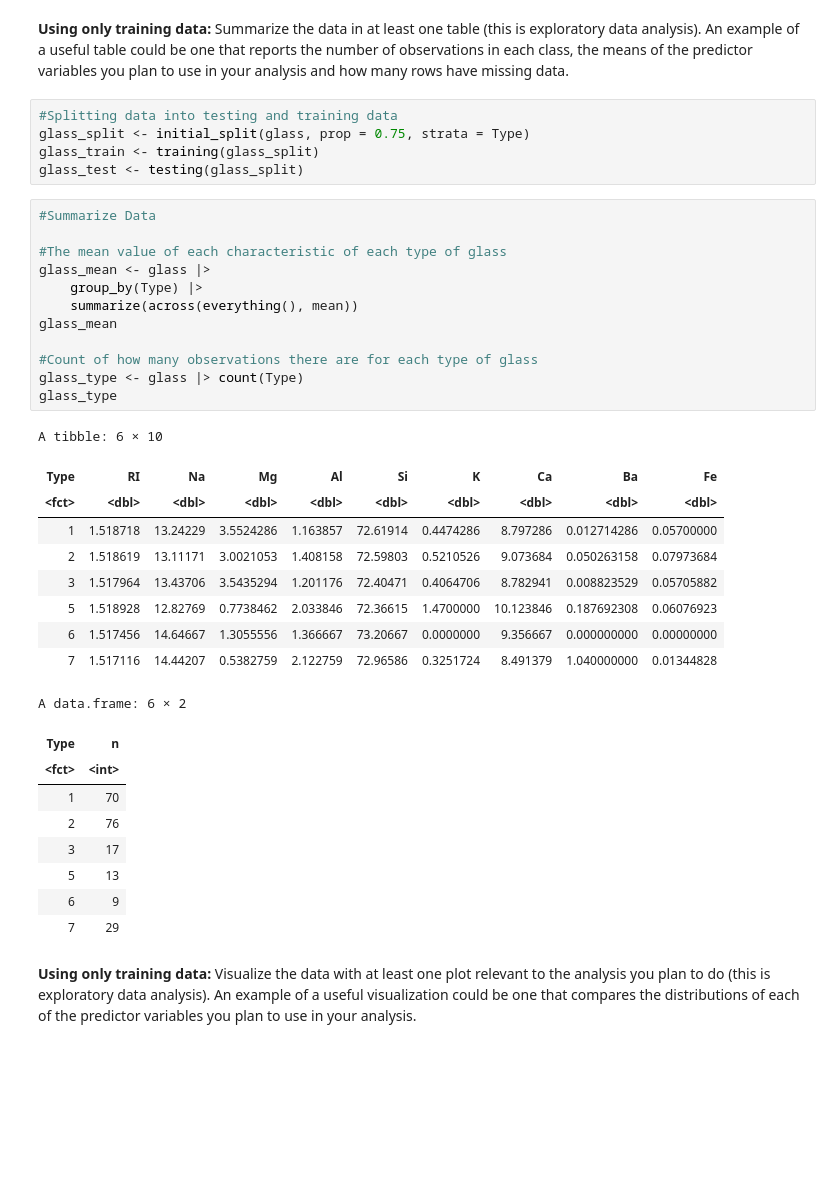
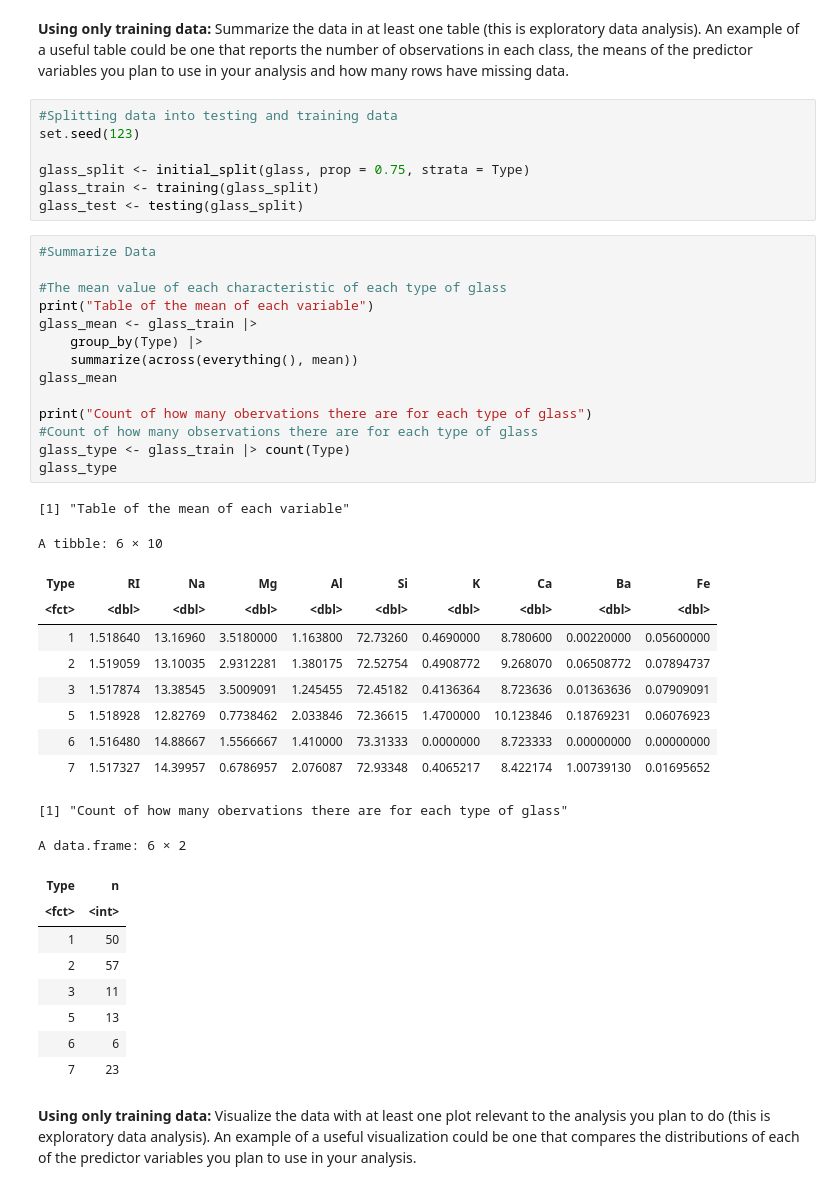
Before and after one commit to nlmanama/DSCI100-GroupProject, a Jupyter notebook: proposal.ipynb, the cells around one changed output. Saved outputs shown, nothing was run; the diff lists cells and outputs as text; blank space fills up the shorter version.

Commit message:
add set.seed and changed to glass_train

```diff
--- a/proposal.ipynb
+++ b/proposal.ipynb
@@ -79,40 +79,46 @@ A data.frame: 214 × 10
 Summarize the data in at least one table (this is exploratory data analysis). An example of a useful table could be one that reports the number of observations in each class, the means of the predictor variables you plan to use in your analysis and how many rows have missing data.
 # %%
 #Splitting data into testing and training data
+set.seed(123)
+
 glass_split <- initial_split(glass, prop = 0.75, strata = Type)
 glass_train <- training(glass_split)
 glass_test <- testing(glass_split)
 # %%
 #Summarize Data
 
 #The mean value of each characteristic of each type of glass
-glass_mean <- glass |>
+print("Table of the mean of each variable")
+glass_mean <- glass_train |>
     group_by(Type) |>
     summarize(across(everything(), mean))
 glass_mean
 
+print("Count of how many obervations there are for each type of glass")
 #Count of how many observations there are for each type of glass
-glass_type <- glass |> count(Type)
+glass_type <- glass_train |> count(Type)
 glass_type
 # %% [output]
-A tibble: 6 × 10
+[1] "Table of the mean of each variable"
+A tibble: 6 × 10
 | Type | RI | Na | Mg | Al | Si | K | Ca | Ba | Fe |
 | <fct> | <dbl> | <dbl> | <dbl> | <dbl> | <dbl> | <dbl> | <dbl> | <dbl> | <dbl> |
-| 1 | 1.518718 | 13.24229 | 3.5524286 | 1.163857 | 72.61914 | 0.4474286 | 8.797286 | 0.012714286 | 0.05700000 |
-| 2 | 1.518619 | 13.11171 | 3.0021053 | 1.408158 | 72.59803 | 0.5210526 | 9.073684 | 0.050263158 | 0.07973684 |
-| 3 | 1.517964 | 13.43706 | 3.5435294 | 1.201176 | 72.40471 | 0.4064706 | 8.782941 | 0.008823529 | 0.05705882 |
-| 5 | 1.518928 | 12.82769 | 0.7738462 | 2.033846 | 72.36615 | 1.4700000 | 10.123846 | 0.187692308 | 0.06076923 |
-| 6 | 1.517456 | 14.64667 | 1.3055556 | 1.366667 | 73.20667 | 0.0000000 | 9.356667 | 0.000000000 | 0.00000000 |
-| 7 | 1.517116 | 14.44207 | 0.5382759 | 2.122759 | 72.96586 | 0.3251724 | 8.491379 | 1.040000000 | 0.01344828 |
+| 1 | 1.518640 | 13.16960 | 3.5180000 | 1.163800 | 72.73260 | 0.4690000 | 8.780600 | 0.00220000 | 0.05600000 |
+| 2 | 1.519059 | 13.10035 | 2.9312281 | 1.380175 | 72.52754 | 0.4908772 | 9.268070 | 0.06508772 | 0.07894737 |
+| 3 | 1.517874 | 13.38545 | 3.5009091 | 1.245455 | 72.45182 | 0.4136364 | 8.723636 | 0.01363636 | 0.07909091 |
+| 5 | 1.518928 | 12.82769 | 0.7738462 | 2.033846 | 72.36615 | 1.4700000 | 10.123846 | 0.18769231 | 0.06076923 |
+| 6 | 1.516480 | 14.88667 | 1.5566667 | 1.410000 | 73.31333 | 0.0000000 | 8.723333 | 0.00000000 | 0.00000000 |
+| 7 | 1.517327 | 14.39957 | 0.6786957 | 2.076087 | 72.93348 | 0.4065217 | 8.422174 | 1.00739130 | 0.01695652 |
-A data.frame: 6 × 2
+[1] "Count of how many obervations there are for each type of glass"
+A data.frame: 6 × 2
 | Type | n |
 | <fct> | <int> |
-| 1 | 70 |
-| 2 | 76 |
-| 3 | 17 |
+| 1 | 50 |
+| 2 | 57 |
+| 3 | 11 |
 | 5 | 13 |
-| 6 | 9 |
-| 7 | 29 |
+| 6 | 6 |
+| 7 | 23 |
 # %% [markdown]
 **Using only training data:**
 Visualize the data with at least one plot relevant to the analysis you plan to do (this is exploratory data analysis). An example of a useful visualization could be one that compares the distributions of each of the predictor variables you plan to use in your analysis.
```
